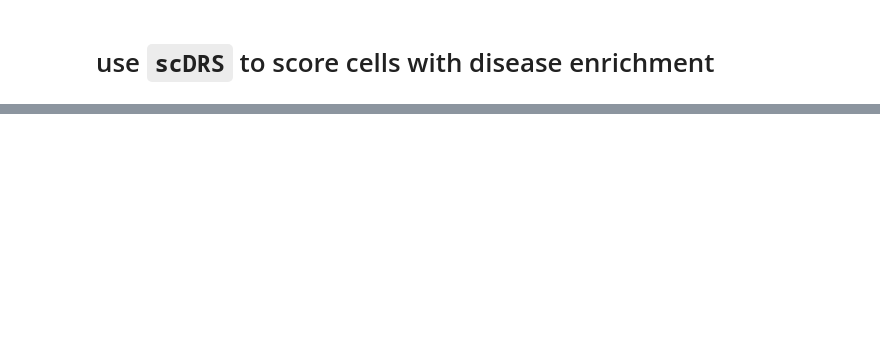
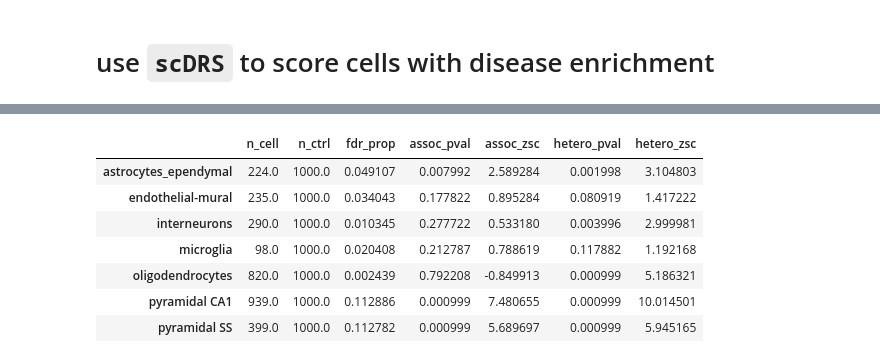
Before and after one commit to martinjzhang/scDRS, a Jupyter notebook: docs/notebooks/quickstart.ipynb, the cells around one changed output, grey strips where cells are left out. Saved outputs shown, nothing was run; the diff lists cells and outputs as text; code cells hidden in the pictures; blank space fills up the shorter version.

```diff
--- a/docs/notebooks/quickstart.ipynb
+++ b/docs/notebooks/quickstart.ipynb
@@ -73,14 +96,0 @@ df_gs = df_gs.rename(
-# %%
-# processing
-sc.pp.normalize_per_cell(adata, counts_per_cell_after=1e4)
-sc.pp.log1p(adata)
-
-# regress out covariates
-adata.obs["const"] = 1.0
-cov_list = ["const", "n_genes"]
-adata.var["mean"] = adata.X.mean(axis=0).T
-
-adata.X -= adata.var["mean"].values
-adata.X = scdrs.method.reg_out(adata.X, adata.obs[cov_list].values)
-adata.X += adata.var["mean"]
-scdrs.method.compute_stats(adata)
@@ -140,0 +166,18 @@ sc.pl.umap(
+# %%
+dict_stats = dict()
+for trait in dict_score:
+    dict_stats[trait] = scdrs.util.group_stats(
+        dict_score[trait], adata, group_col="level1class"
+    )
+
+# show stats for SCZ
+display(dict_stats["SCZ"])
+# %% [output]
+|  | n_cell | n_ctrl | fdr_prop | assoc_pval | assoc_zsc | hetero_pval | hetero_zsc |
+| astrocytes_ependymal | 224.0 | 1000.0 | 0.049107 | 0.007992 | 2.589284 | 0.001998 | 3.104803 |
+| endothelial-mural | 235.0 | 1000.0 | 0.034043 | 0.177822 | 0.895284 | 0.080919 | 1.417222 |
+| interneurons | 290.0 | 1000.0 | 0.010345 | 0.277722 | 0.533180 | 0.003996 | 2.999981 |
+| microglia | 98.0 | 1000.0 | 0.020408 | 0.212787 | 0.788619 | 0.117882 | 1.192168 |
+| oligodendrocytes | 820.0 | 1000.0 | 0.002439 | 0.792208 | -0.849913 | 0.000999 | 5.186321 |
+| pyramidal CA1 | 939.0 | 1000.0 | 0.112886 | 0.000999 | 7.480655 | 0.000999 | 10.014501 |
+| pyramidal SS | 399.0 | 1000.0 | 0.112782 | 0.000999 | 5.689697 | 0.000999 | 5.945165 |
```
Also changed, not shown: parts of 19 cells of this notebook.
